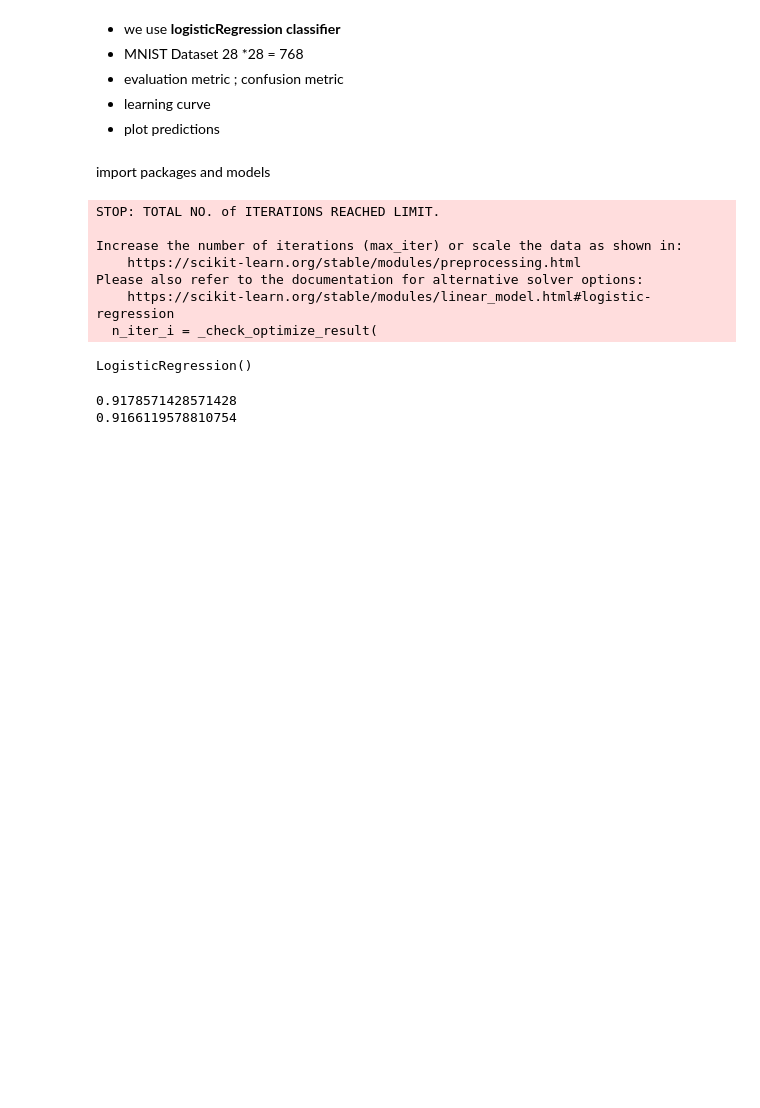
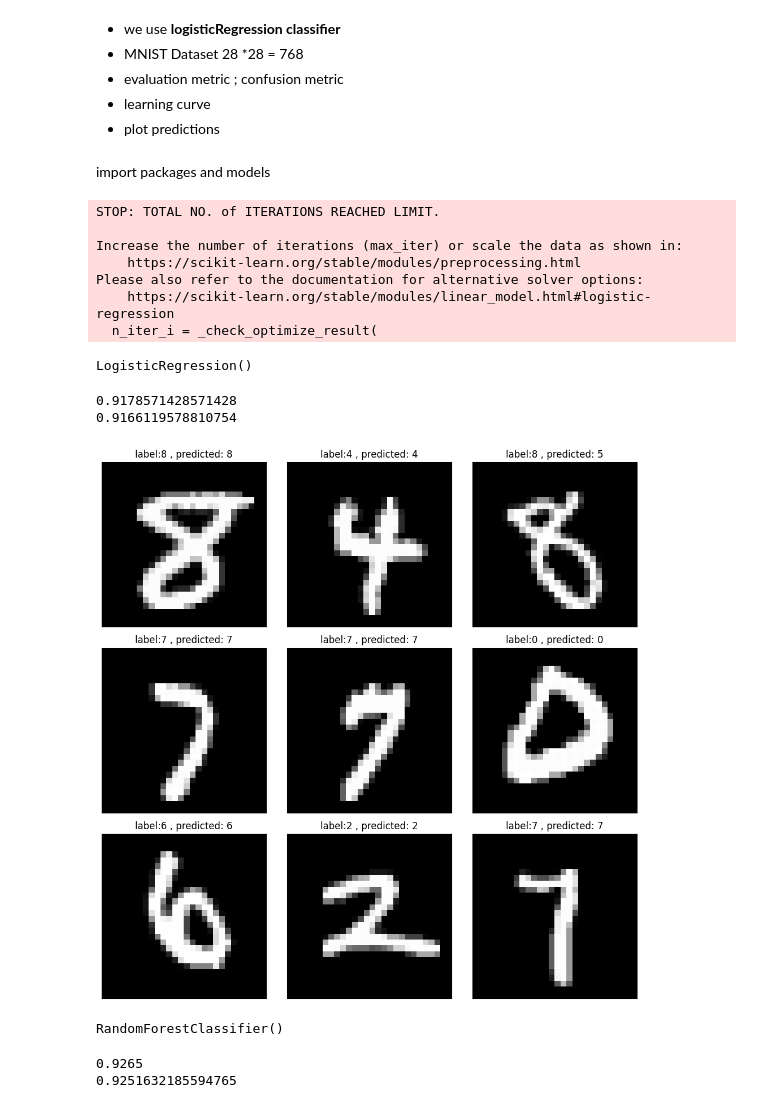
Before and after one commit to pouniq/MNIST_CLF, a Jupyter notebook: MNSIT_classifier_.ipynb, the cells around one changed output. Saved outputs shown, nothing was run; the diff lists cells and outputs as text; code cells hidden in the pictures; blank space fills up the shorter version.

```diff
--- a/MNSIT_classifier_.ipynb
+++ b/MNSIT_classifier_.ipynb
@@ -44,3 +45,25 @@ print(f1_score(y_pred , y_test , average = "macro" ))
 # %% [output]
 0.9178571428571428
 0.9166119578810754
+# %%
+x_test_np = X_test.values
+y_test = y_test.values
+# %%
+#plt.figure(figsize=(10,10), dpi = 100)
+for i in range(9):
+  plt.subplot(331+i)
+  label = y_test[i]
+  predicted = y_pred[i]
+  plt.imshow(x_test_np[i].reshape(28,28) , cmap="gray")
+  plt.title(f"label:{label} , predicted: {predicted}")
+  plt.xticks([])
+  plt.yticks([])
+plt.tight_layout()
+plt.show()
+# %% [output]
+[figure, added]
+# %%
+rf = RandomForestClassifier()
+rf.fit(X_train , y_train)
+# %% [output]
+RandomForestClassifier()
@@ -46,0 +72,6 @@ print(f1_score(y_pred , y_test , average = "macro" ))
+# %%
+print(accuracy_score(y_pred , y_pred_rf))
+print(f1_score( y_pred_rf , y_pred ,  average = "macro" ))
+# %% [output]
+0.9265
+0.9251632185594765
```
Also changed, not shown: parts of 3 cells of this notebook.
